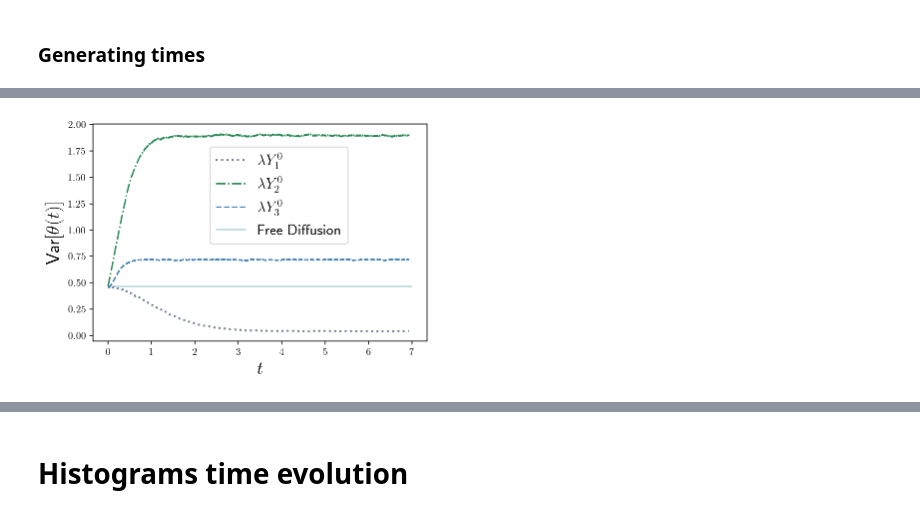
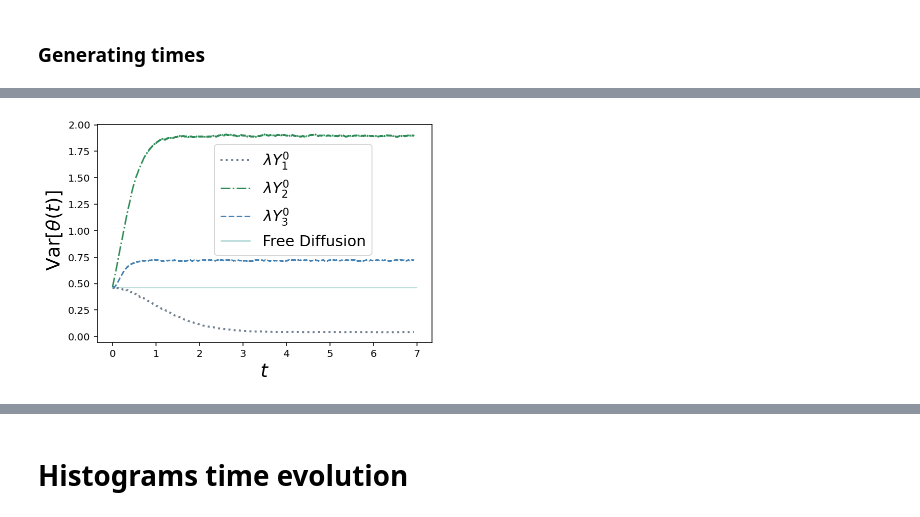
Before and after one commit to AdrianoValdesGomez/PhD-Thesis, a Jupyter notebook: Relaxion Times Ylm.ipynb, the cells around one changed output, grey strips where cells are left out. Cells and saved outputs as stored; diff of their text form; code cells hidden in the pictures.

```diff
--- a/Relaxion Times Ylm.ipynb
+++ b/Relaxion Times Ylm.ipynb
@@ -50,16 +50,16 @@ plt.show()
 # %%
 plt.plot(tiempo, y10_theta_var, linestyle = ':', label = r'$\lambda Y^{0}_{1}$', color ='slategrey', linewidth=2.0)
 plt.plot(tiempo, y20_theta_var, linestyle = '-.', label = r'$\lambda Y^{0}_{2}$', color ='seagreen', linewidth=1.5)
 plt.plot(tiempo, y30_theta_var, linestyle = '--', label = r'$\lambda Y^{0}_{3}$', color ='steelblue', linewidth=1.5)
 #plt.ylabel(r'$\langle \theta^2(t) \rangle - \langle \theta(t)\rangle^2 $', fontsize = 13, linewidth=3.0)
 plt.hlines(np.pi**2/4 - 2, 0,7, linestyle = '-', label = 'Free Diffusion', color ='teal', linewidth=1.5, alpha=.25)
 plt.ylabel(r' Var$ [\theta(t)] $', fontsize = 19)
 plt.xlabel(r'$t$', fontsize = 19)
-plt.legend(loc=(.35,.45), fontsize=15)
-plt.savefig("Relaxation_Var", dpi = 250)
+plt.legend(loc=(.35,.40), fontsize=15)
+#plt.savefig("Relaxation_Var", dpi = 250)
 plt.show()
 # %% [output]
-[figure, old version]
+[figure, new version]
 # %%
 pwd
 # %% [output]
```
Also changed, not shown: parts of 43 cells of this notebook, 1 other file.
